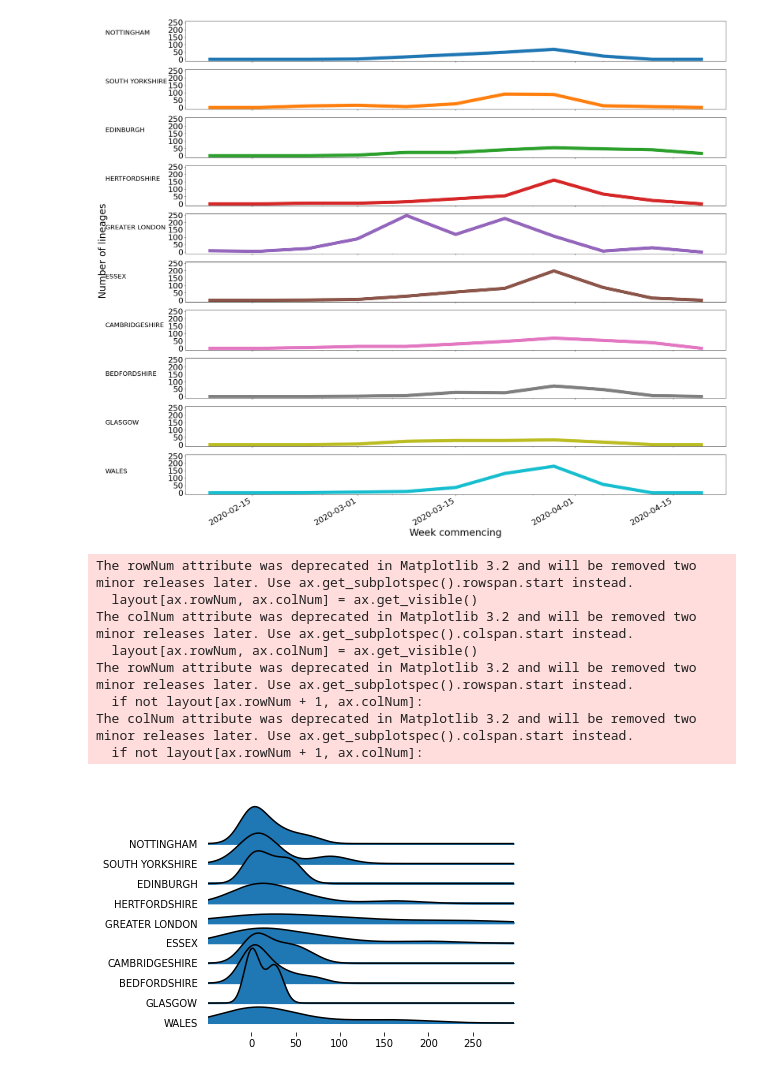
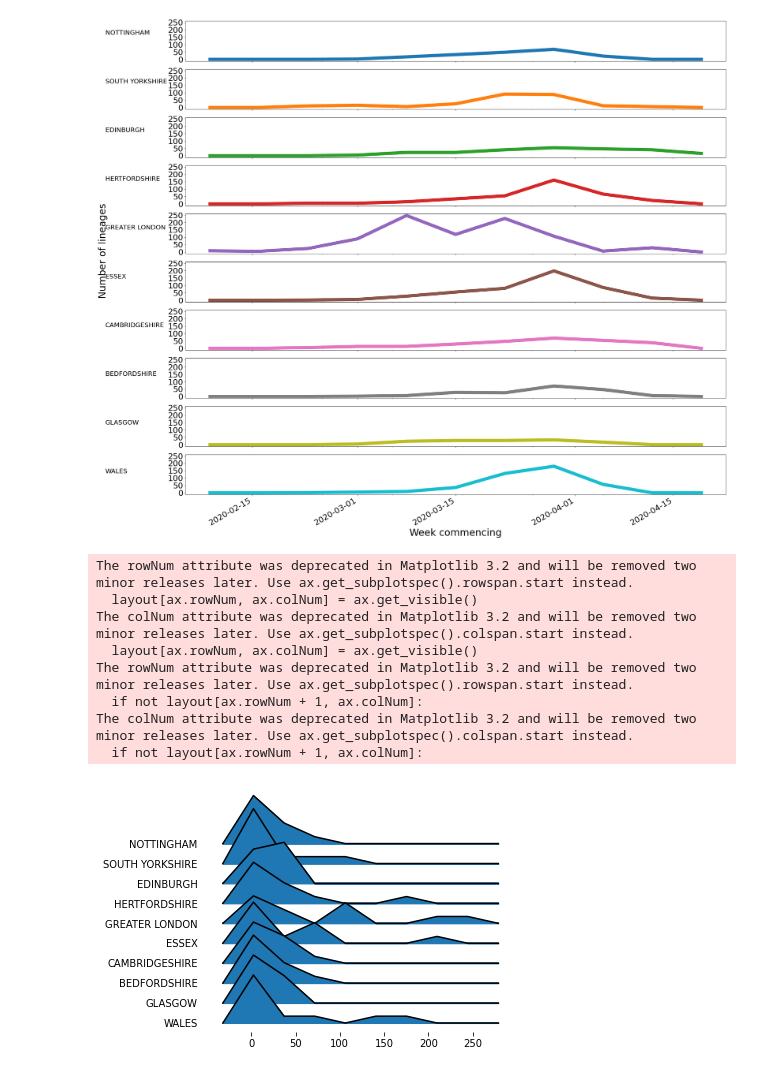
Before and after one commit to COG-UK/phylo-reports, a Jupyter notebook: UK_full_report/code_dev/Admn2 to lineage number fig.ipynb, the cells around one changed output. Cells and saved outputs as stored; diff of their text form; code cells hidden in the pictures.

```diff
--- a/UK_full_report/code_dev/Admn2 to lineage number fig.ipynb
+++ b/UK_full_report/code_dev/Admn2 to lineage number fig.ipynb
@@ -241,15 +241,15 @@ The colNum attribute was deprecated in Matplotlib 3.2 and will be removed two mi
   if not layout[ax.rowNum + 1, ax.colNum]:
 [figure]
 # %%
-joypy.joyplot(df)
+joypy.joyplot(df, kind="counts")
 plt.show()
 # %% [output]
 The rowNum attribute was deprecated in Matplotlib 3.2 and will be removed two minor releases later. Use ax.get_subplotspec().rowspan.start instead.
   layout[ax.rowNum, ax.colNum] = ax.get_visible()
 The colNum attribute was deprecated in Matplotlib 3.2 and will be removed two minor releases later. Use ax.get_subplotspec().colspan.start instead.
   layout[ax.rowNum, ax.colNum] = ax.get_visible()
 The rowNum attribute was deprecated in Matplotlib 3.2 and will be removed two minor releases later. Use ax.get_subplotspec().rowspan.start instead.
   if not layout[ax.rowNum + 1, ax.colNum]:
 The colNum attribute was deprecated in Matplotlib 3.2 and will be removed two minor releases later. Use ax.get_subplotspec().colspan.start instead.
   if not layout[ax.rowNum + 1, ax.colNum]:
-[figure, old version]
+[figure, new version]
```
Also changed, not shown: parts of 1 cell of this notebook, 1 other file.
